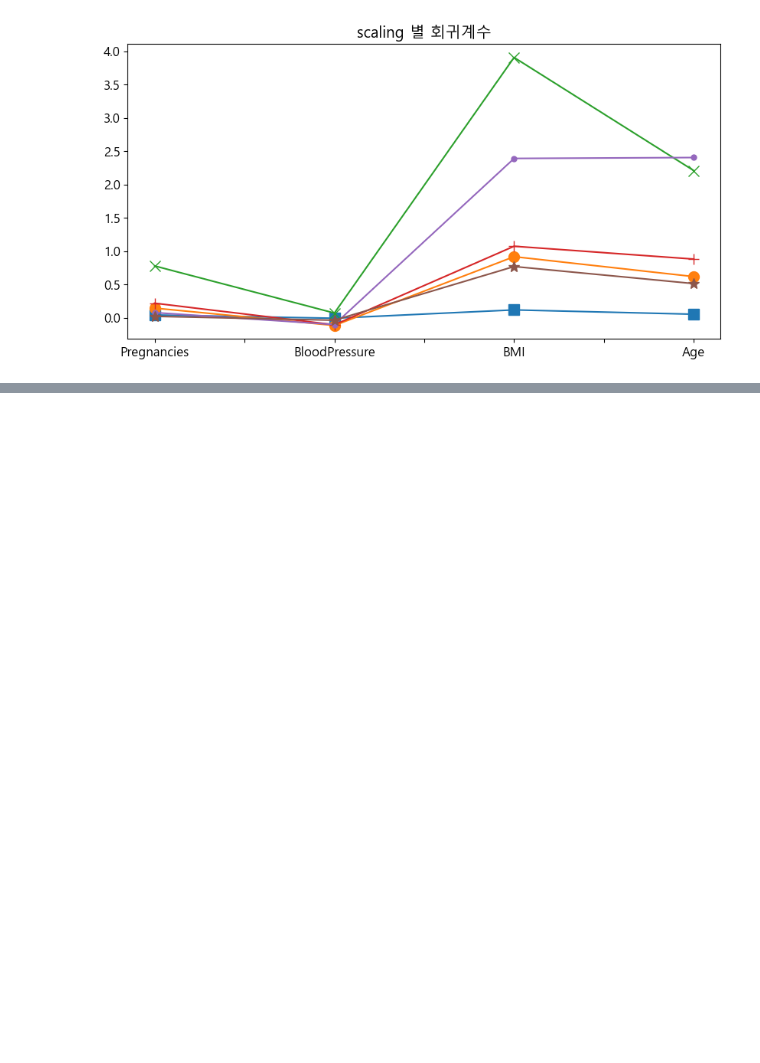
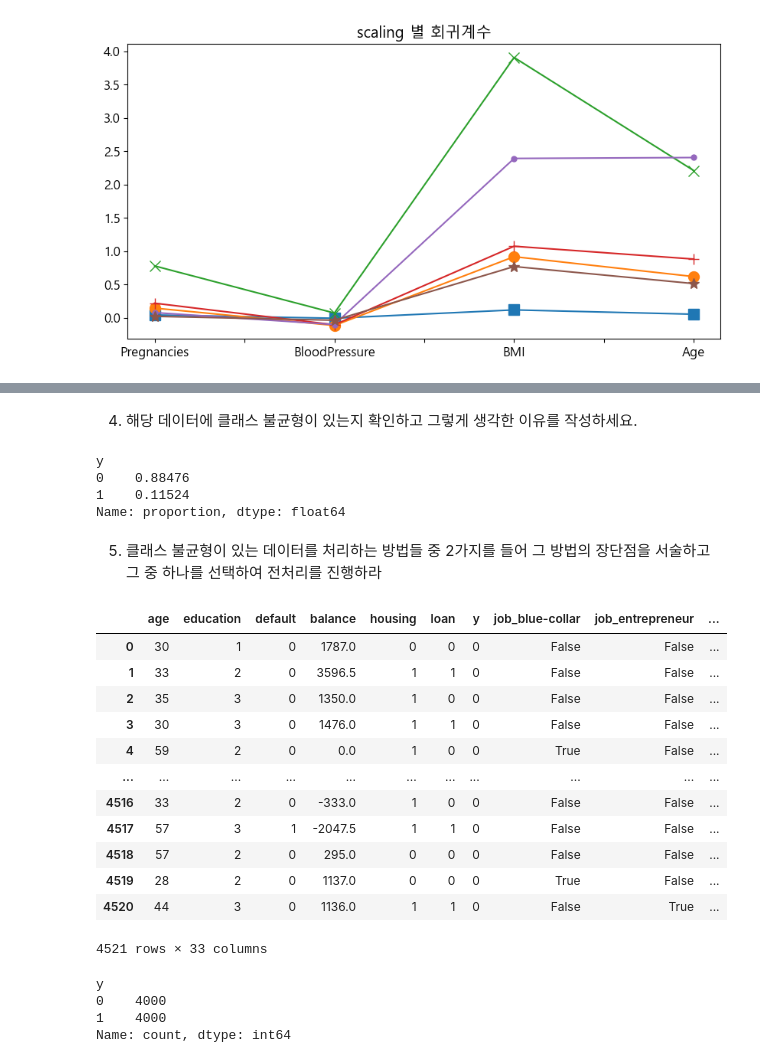
Before and after one commit to Junoflows/ADP, a Jupyter notebook: 교재 정리/2. 전처리.ipynb, the cells around one changed output, grey strips where cells are left out. Cells and saved outputs as stored; diff of their text form; code cells hidden in the pictures; blank space fills up the shorter version.

```diff
--- a/교재 정리/2. 전처리.ipynb
+++ b/교재 정리/2. 전처리.ipynb
@@ -771,0 +1060,3 @@ for i, marker in enumerate(['s', 'o', 'x', '+' ,'.', '*']):
+# %%
+realestate['area_type'] = realestate['area_type'].map({'Super built-up  Area' : 0, 'Plot  Area' : 1, 'Built-up  Area' : 2, 'Carpet  Area' : 3})
+realestate.info()
@@ -771,0 +1241,24 @@ for i, marker in enumerate(['s', 'o', 'x', '+' ,'.', '*']):
+# %%
+# 범주형 변수를 전처리하는 방법은 원핫인코딩, 더미코딩, 레이블 인코딩 등이 있다.
+# 더미코딩은 범주형 변수 수준이 n개일 때 n-1 개 가변수를 생성하여 다중공선성을 방지한다.
+
+# 이진변수와 서열척도인 범주형 변수는 레이블인코딩을 하고
+# 명목척도인 범주형 변수는 더미코딩을 하기로 한다.
+
+df3 = df2.copy()
+
+features = [x for x in df3.columns if x not in ['age', 'balance']]
+print(df3[features].describe(include= 'all'))
+
+# 이진변수 인코딩
+for col in ['default', 'housing', 'loan', 'y']:
+    df3[col] = df3[col].map({'yes' : 1, 'no' : 0})
+
+# 서열척도 변수 레이블 인코딩
+df3['education'] = df3['education'].map({'unknown' : 0,'primary' : 1, 'secondary' : 2, 'tertiary' : 3})
+
+# 명목척도 인코딩
+features = ['job', 'marital', 'contact', 'month']
+df3 = pd.get_dummies(df3, columns = features, drop_first = True)
+
+df3.head()
@@ -771,0 +1306,49 @@ for i, marker in enumerate(['s', 'o', 'x', '+' ,'.', '*']):
+# %% [markdown]
+4. 해당 데이터에 클래스 불균형이 있는지 확인하고 그렇게 생각한 이유를 작성하세요.
+# %%
+df3['y'].value_counts(normalize= True)
+
+# 타겟변수인 y의 클래스 분포를 보았을 때 약 88% : 12% 로 차이가 많이 나므르 클래스 불균형이라고 할 수 있다.
+# %% [output]
+y
+0    0.88476
+1    0.11524
+Name: proportion, dtype: float64
+# %% [markdown]
+5. 클래스 불균형이 있는 데이터를 처리하는 방법들 중 2가지를 들어 그 방법의 장단점을 서술하고 그 중 하나를 선택하여 전처리를 진행하라
+# %%
+df3
+# %% [output]
+|  | age | education | default | balance | housing | loan | y | job_blue-collar | job_entrepreneur | ... |
+| 0 | 30 | 1 | 0 | 1787.0 | 0 | 0 | 0 | False | False | ... |
+| 1 | 33 | 2 | 0 | 3596.5 | 1 | 1 | 0 | False | False | ... |
+| 2 | 35 | 3 | 0 | 1350.0 | 1 | 0 | 0 | False | False | ... |
+| 3 | 30 | 3 | 0 | 1476.0 | 1 | 1 | 0 | False | False | ... |
+| 4 | 59 | 2 | 0 | 0.0 | 1 | 0 | 0 | True | False | ... |
+| ... | ... | ... | ... | ... | ... | ... | ... | ... | ... | ... |
+| 4516 | 33 | 2 | 0 | -333.0 | 1 | 0 | 0 | False | False | ... |
+| 4517 | 57 | 3 | 1 | -2047.5 | 1 | 1 | 0 | False | False | ... |
+| 4518 | 57 | 2 | 0 | 295.0 | 0 | 0 | 0 | False | False | ... |
+| 4519 | 28 | 2 | 0 | 1137.0 | 0 | 0 | 0 | True | False | ... |
+| 4520 | 44 | 3 | 0 | 1136.0 | 1 | 1 | 0 | False | True | ... |
+4521 rows × 33 columns
+# %%
+# 오버샘플링과 언더샘플링이 있는데 이 데이터처럼 데이터 크기가 작은 경우 오버샘플링을 진행한다.
+# 오버샘플링 방법으로는 랜덤오버샘플링, SMOTE, KMeans-SMOTE 등이 있다.
+# 랜덤오버샘플링은 소수의 클래스를 단순 복제하여 클래스가 불균형하지 않도록 맞추는 것으로 과적합의 위험이 있다.
+# KMeans-SMOTE 는 k-means 알고리즘을 사용하여 전체 데이터를 클러스터링하고 적은 클래스에 샘플을 추가하는 방법이다.
+
+from imblearn.over_sampling import KMeansSMOTE, SMOTE
+
+X = df3.drop('y', axis = 1)
+y = df3[['y']]
+
+os = SMOTE(random_state= 42)
+balX, baly = os.fit_resample(X, y)
+
+baly.value_counts()
+# %% [output]
+y
+0    4000
+1    4000
+Name: count, dtype: int64
```
Also changed, not shown: parts of 42 cells of this notebook.
